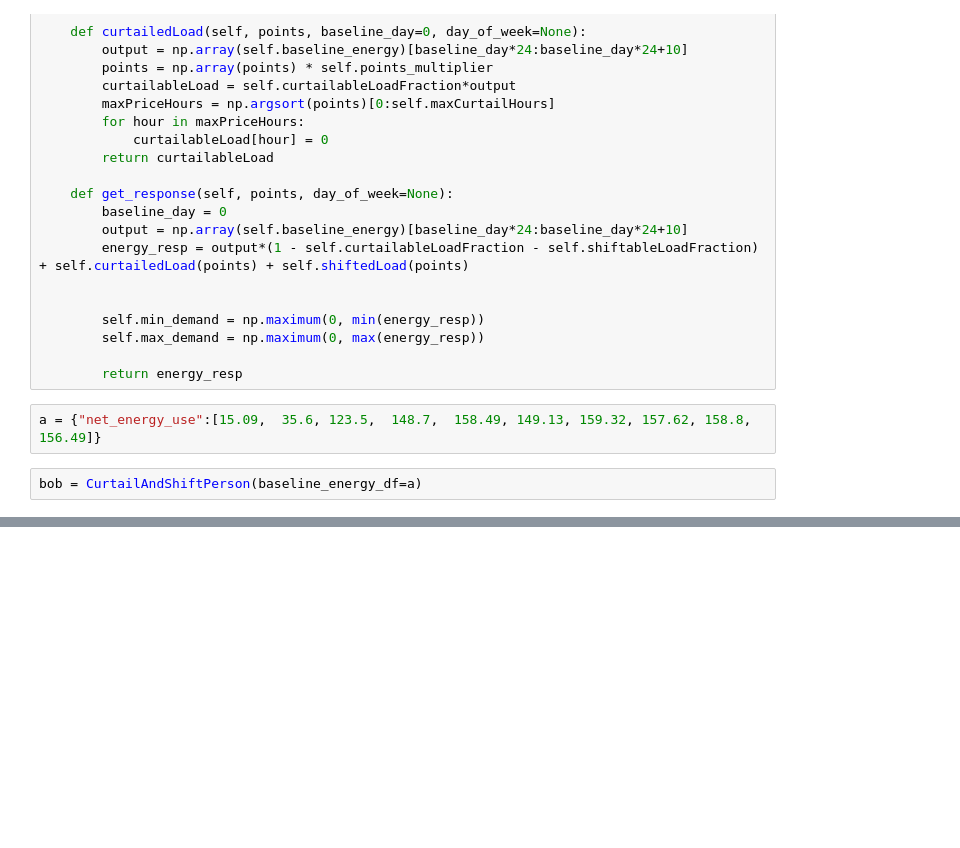
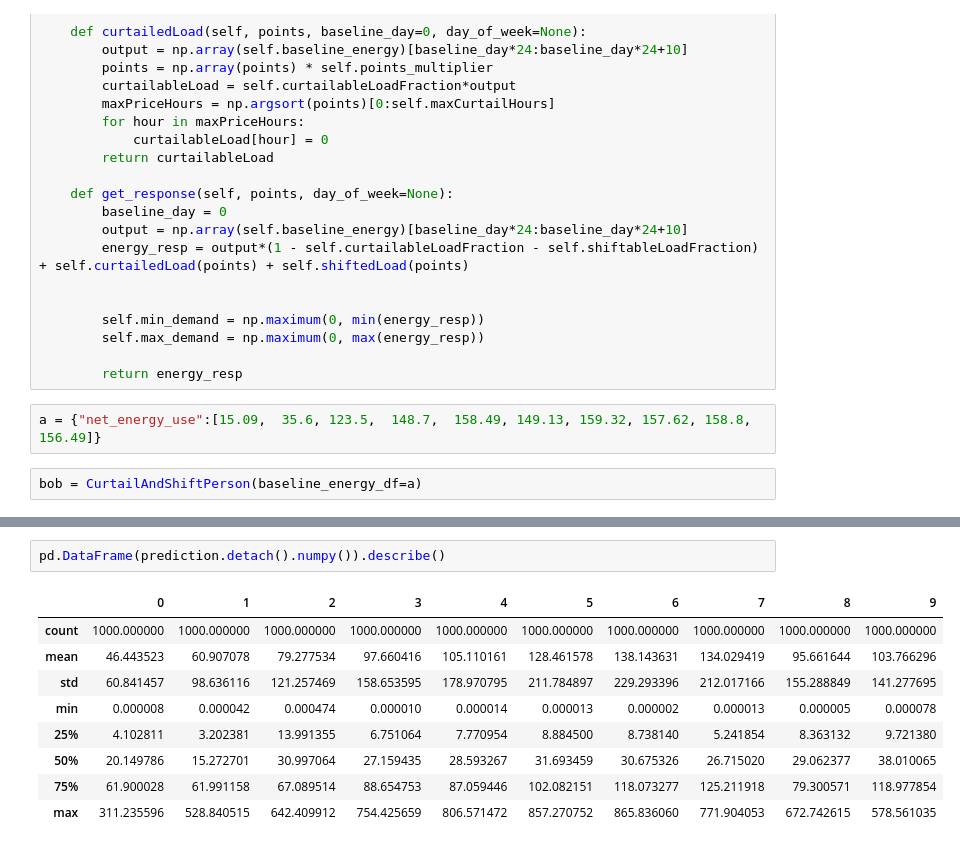
Before and after one commit to Aphoh/temp_tc, a Jupyter notebook: net_training.ipynb, the cells around one changed output, grey strips where cells are left out. Cells and saved outputs as stored; diff of their text form; blank space fills up the shorter version.

```diff
--- a/net_training.ipynb
+++ b/net_training.ipynb
@@ -244,0 +335,12 @@ for t in range(200):
+# %%
+pd.DataFrame(prediction.detach().numpy()).describe()
+# %% [output]
+|  | 0 | 1 | 2 | 3 | 4 | 5 | 6 | 7 | 8 | 9 |
+| count | 1000.000000 | 1000.000000 | 1000.000000 | 1000.000000 | 1000.000000 | 1000.000000 | 1000.000000 | 1000.000000 | 1000.000000 | 1000.000000 |
+| mean | 46.443523 | 60.907078 | 79.277534 | 97.660416 | 105.110161 | 128.461578 | 138.143631 | 134.029419 | 95.661644 | 103.766296 |
+| std | 60.841457 | 98.636116 | 121.257469 | 158.653595 | 178.970795 | 211.784897 | 229.293396 | 212.017166 | 155.288849 | 141.277695 |
+| min | 0.000008 | 0.000042 | 0.000474 | 0.000010 | 0.000014 | 0.000013 | 0.000002 | 0.000013 | 0.000005 | 0.000078 |
+| 25% | 4.102811 | 3.202381 | 13.991355 | 6.751064 | 7.770954 | 8.884500 | 8.738140 | 5.241854 | 8.363132 | 9.721380 |
+| 50% | 20.149786 | 15.272701 | 30.997064 | 27.159435 | 28.593267 | 31.693459 | 30.675326 | 26.715020 | 29.062377 | 38.010065 |
+| 75% | 61.900028 | 61.991158 | 67.089514 | 88.654753 | 87.059446 | 102.082151 | 118.073277 | 125.211918 | 79.300571 | 118.977854 |
+| max | 311.235596 | 528.840515 | 642.409912 | 754.425659 | 806.571472 | 857.270752 | 865.836060 | 771.904053 | 672.742615 | 578.561035 |
```
Also changed, not shown: parts of 17 cells of this notebook, 14 other files.
